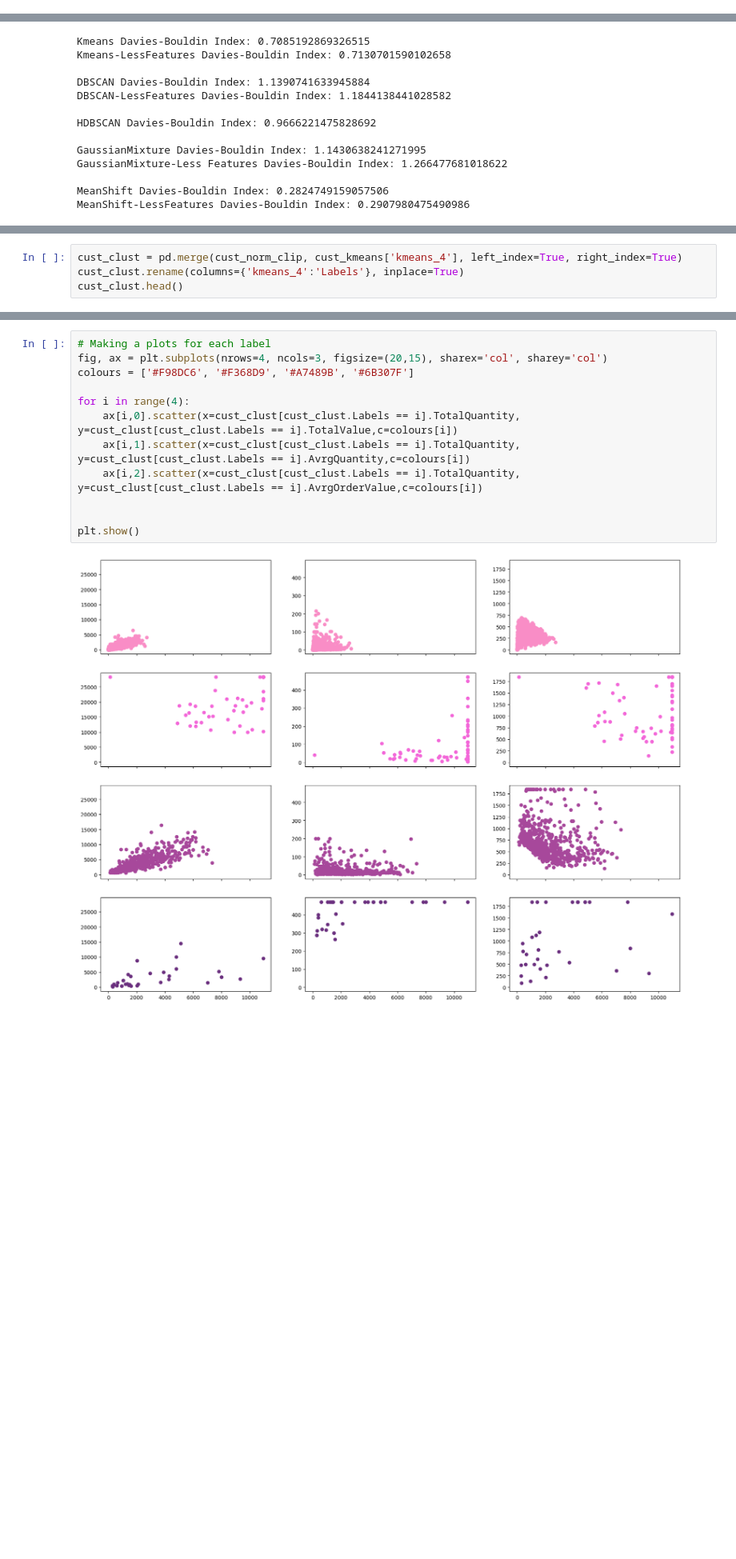
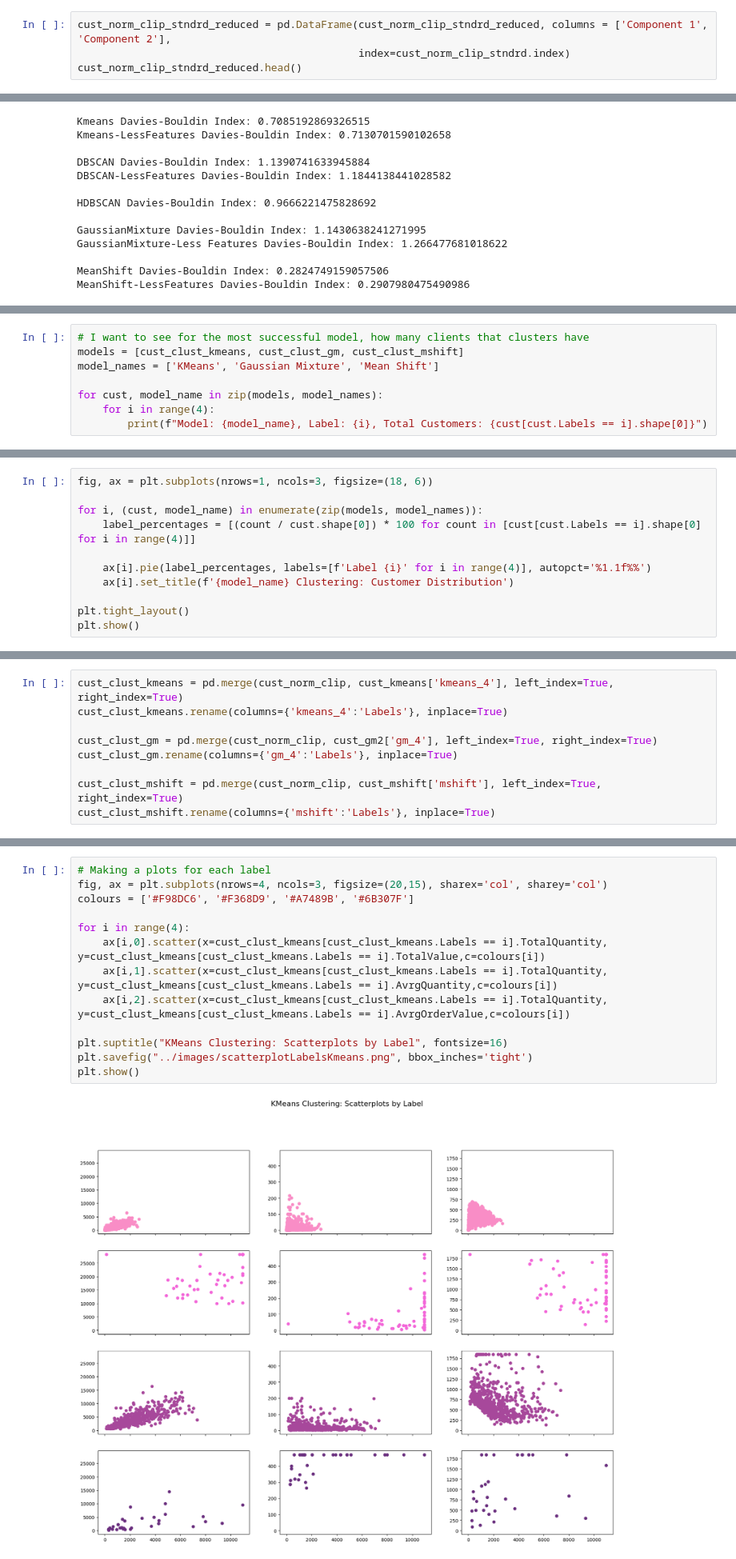
Before and after one commit to dimitsagk/ClientClustering_InventoryForecast, a Jupyter notebook: notebooks/03_ClientClustering_ML-notebook.ipynb, the cells around one changed output, grey strips where cells are left out. Shown at 80% size. Saved outputs shown, nothing was run; the diff lists cells and outputs as text; blank space fills up the shorter version.

```diff
--- a/notebooks/03_ClientClustering_ML-notebook.ipynb
+++ b/notebooks/03_ClientClustering_ML-notebook.ipynb
@@ -296,0 +245,4 @@ cust_norm_clip_stndrd.head()
+# %%
+cust_norm_clip_stndrd_reduced = pd.DataFrame(cust_norm_clip_stndrd_reduced, columns = ['Component 1', 'Component 2'],
+                                             index=cust_norm_clip_stndrd.index)
+cust_norm_clip_stndrd_reduced.head()
@@ -777,0 +709,8 @@ MeanShift-LessFeatures Davies-Bouldin Index: 0.2907980475490986
+# %%
+# I want to see for the most successful model, how many clients that clusters have
+models = [cust_clust_kmeans, cust_clust_gm, cust_clust_mshift]
+model_names = ['KMeans', 'Gaussian Mixture', 'Mean Shift']
+
+for cust, model_name in zip(models, model_names):
+    for i in range(4):
+        print(f"Model: {model_name}, Label: {i}, Total Customers: {cust[cust.Labels == i].shape[0]}")
@@ -777,0 +730,11 @@ MeanShift-LessFeatures Davies-Bouldin Index: 0.2907980475490986
+# %%
+fig, ax = plt.subplots(nrows=1, ncols=3, figsize=(18, 6))
+
+for i, (cust, model_name) in enumerate(zip(models, model_names)):
+    label_percentages = [(count / cust.shape[0]) * 100 for count in [cust[cust.Labels == i].shape[0] for i in range(4)]]
+
+    ax[i].pie(label_percentages, labels=[f'Label {i}' for i in range(4)], autopct='%1.1f%%')
+    ax[i].set_title(f'{model_name} Clustering: Customer Distribution')
+
+plt.tight_layout()
+plt.show()
@@ -794,4 +757,9 @@ After doing the analysis and seeing the results, I conclude:
 # %%
-cust_clust = pd.merge(cust_norm_clip, cust_kmeans['kmeans_4'], left_index=True, right_index=True)
-cust_clust.rename(columns={'kmeans_4':'Labels'}, inplace=True)
-cust_clust.head()
+cust_clust_kmeans = pd.merge(cust_norm_clip, cust_kmeans['kmeans_4'], left_index=True, right_index=True)
+cust_clust_kmeans.rename(columns={'kmeans_4':'Labels'}, inplace=True)
+
+cust_clust_gm = pd.merge(cust_norm_clip, cust_gm2['gm_4'], left_index=True, right_index=True)
+cust_clust_gm.rename(columns={'gm_4':'Labels'}, inplace=True)
+
+cust_clust_mshift = pd.merge(cust_norm_clip, cust_mshift['mshift'], left_index=True, right_index=True)
+cust_clust_mshift.rename(columns={'mshift':'Labels'}, inplace=True)
@@ -806,14 +768,15 @@ cust_clust.head()
 # %%
 # Making a plots for each label
 fig, ax = plt.subplots(nrows=4, ncols=3, figsize=(20,15), sharex='col', sharey='col')
 colours = ['#F98DC6', '#F368D9', '#A7489B', '#6B307F']
 
 for i in range(4):
-    ax[i,0].scatter(x=cust_clust[cust_clust.Labels == i].TotalQuantity, y=cust_clust[cust_clust.Labels == i].TotalValue,c=colours[i])
-    ax[i,1].scatter(x=cust_clust[cust_clust.Labels == i].TotalQuantity, y=cust_clust[cust_clust.Labels == i].AvrgQuantity,c=colours[i])
-    ax[i,2].scatter(x=cust_clust[cust_clust.Labels == i].TotalQuantity, y=cust_clust[cust_clust.Labels == i].AvrgOrderValue,c=colours[i])
+    ax[i,0].scatter(x=cust_clust_kmeans[cust_clust_kmeans.Labels == i].TotalQuantity, y=cust_clust_kmeans[cust_clust_kmeans.Labels == i].TotalValue,c=colours[i])
+    ax[i,1].scatter(x=cust_clust_kmeans[cust_clust_kmeans.Labels == i].TotalQuantity, y=cust_clust_kmeans[cust_clust_kmeans.Labels == i].AvrgQuantity,c=colours[i])
+    ax[i,2].scatter(x=cust_clust_kmeans[cust_clust_kmeans.Labels == i].TotalQuantity, y=cust_clust_kmeans[cust_clust_kmeans.Labels == i].AvrgOrderValue,c=colours[i])
 
-
+plt.suptitle("KMeans Clustering: Scatterplots by Label", fontsize=16)
+plt.savefig("../images/scatterplotLabelsKmeans.png", bbox_inches='tight')
 plt.show()
 # %% [output]
-[figure, old version]
+[figure, new version]
```
Also changed, not shown: parts of 90 cells of this notebook.
